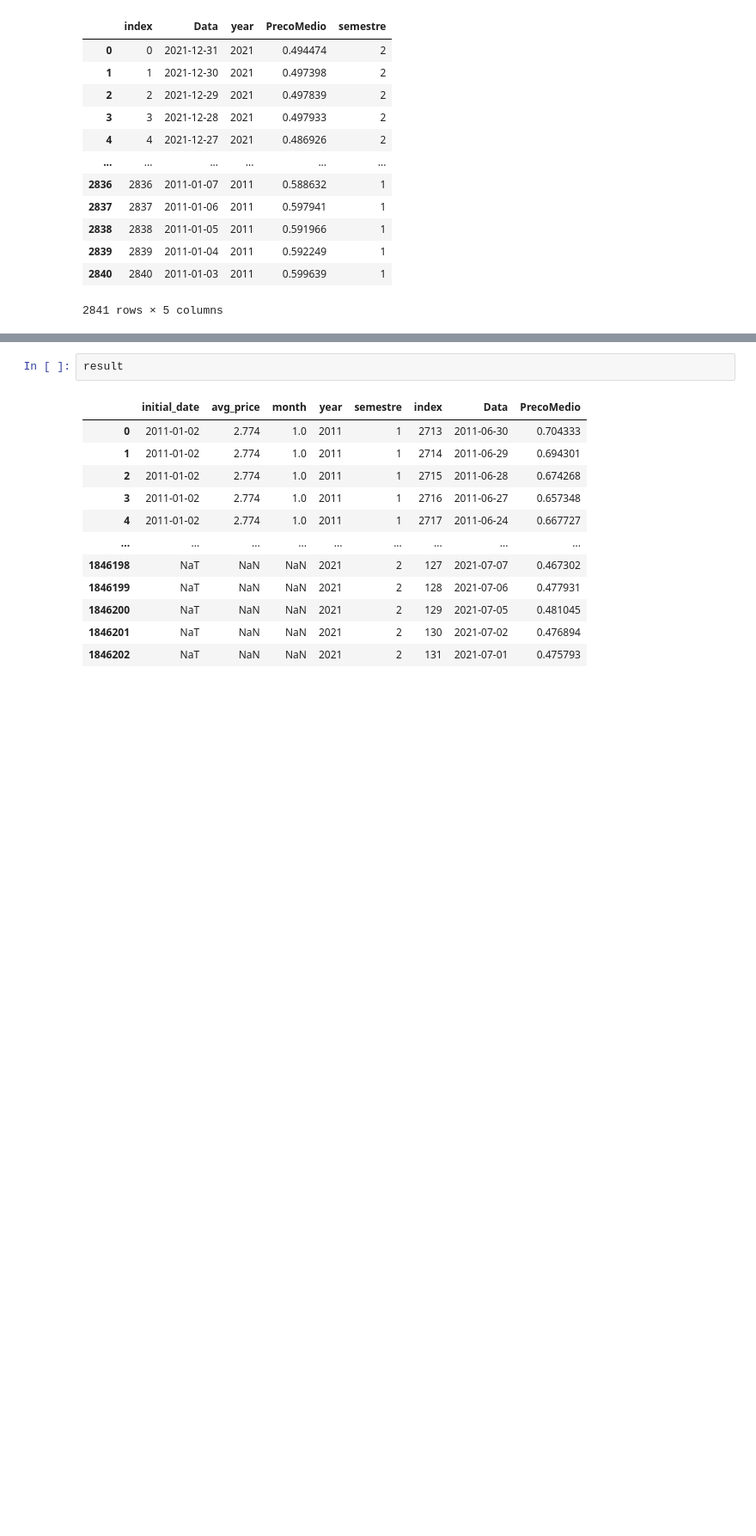
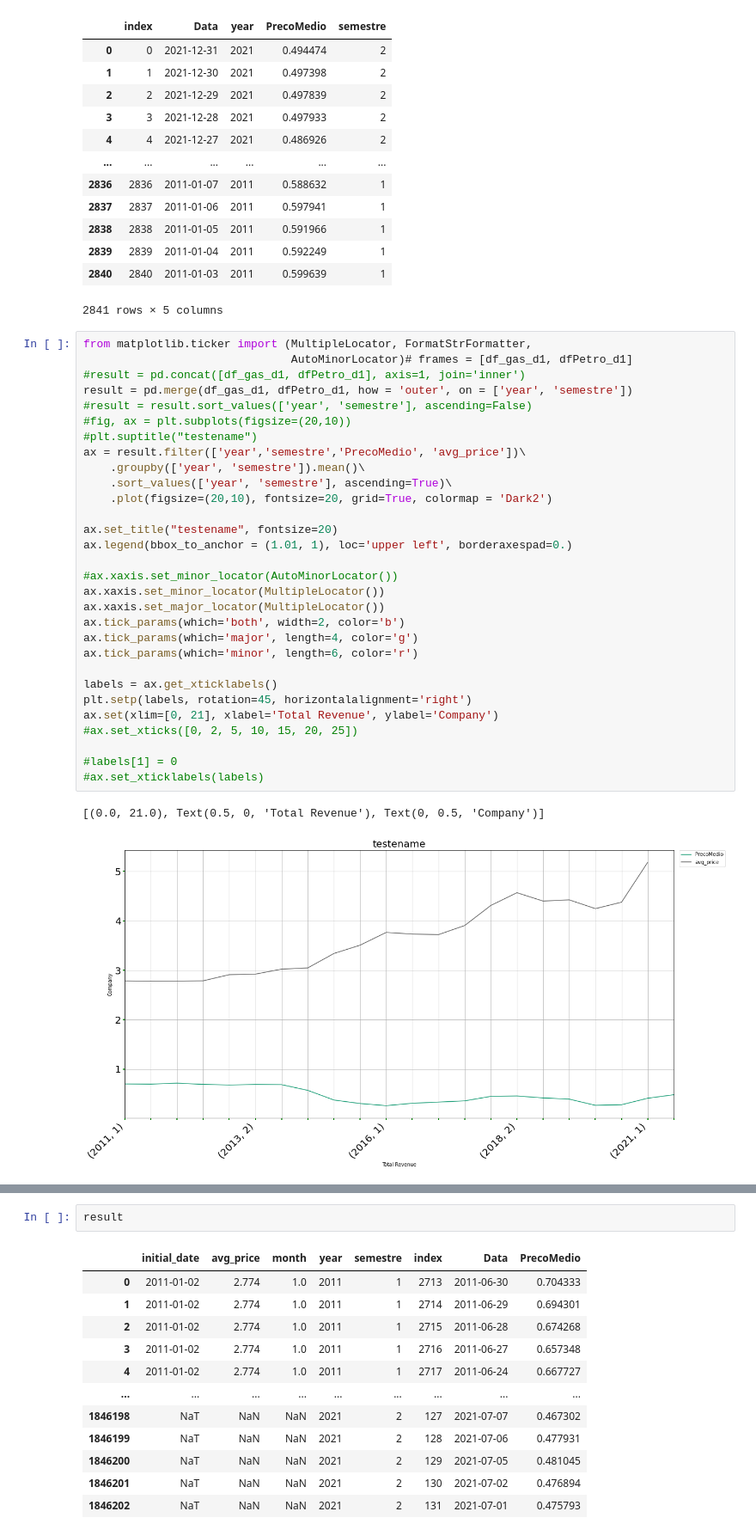
Before and after one commit to oliveira-chr/Gasolina-Petroleo-Dataset, a Jupyter notebook: jupiter/project.ipynb, the cells around one changed output, grey strips where cells are left out. Shown: that part at 86% size. Drawn from its saved outputs; the diff is of its cells as text; blank space fills up the shorter version.

```diff
--- a/jupiter/project.ipynb
+++ b/jupiter/project.ipynb
@@ -209,3 +210,36 @@ dfPetro_d1
 | 2839 | 2839 | 2011-01-04 | 2011 | 0.592249 | 1 |
 | 2840 | 2840 | 2011-01-03 | 2011 | 0.599639 | 1 |
 2841 rows × 5 columns
+# %%
+from matplotlib.ticker import (MultipleLocator, FormatStrFormatter,
+                               AutoMinorLocator)# frames = [df_gas_d1, dfPetro_d1]
+#result = pd.concat([df_gas_d1, dfPetro_d1], axis=1, join='inner')
+result = pd.merge(df_gas_d1, dfPetro_d1, how = 'outer', on = ['year', 'semestre'])
+#result = result.sort_values(['year', 'semestre'], ascending=False)
+#fig, ax = plt.subplots(figsize=(20,10))
+#plt.suptitle("testename")
+ax = result.filter(['year','semestre','PrecoMedio', 'avg_price'])\
+    .groupby(['year', 'semestre']).mean()\
+    .sort_values(['year', 'semestre'], ascending=True)\
+    .plot(figsize=(20,10), fontsize=20, grid=True, colormap = 'Dark2')
+
+ax.set_title("testename", fontsize=20)
+ax.legend(bbox_to_anchor = (1.01, 1), loc='upper left', borderaxespad=0.)
+
+#ax.xaxis.set_minor_locator(AutoMinorLocator())
+ax.xaxis.set_minor_locator(MultipleLocator())
+ax.xaxis.set_major_locator(MultipleLocator())
+ax.tick_params(which='both', width=2, color='b')
+ax.tick_params(which='major', length=4, color='g')
+ax.tick_params(which='minor', length=6, color='r')
+
+labels = ax.get_xticklabels()
+plt.setp(labels, rotation=45, horizontalalignment='right')
+ax.set(xlim=[0, 21], xlabel='Total Revenue', ylabel='Company')
+#ax.set_xticks([0, 2, 5, 10, 15, 20, 25])
+
+#labels[1] = 0
+#ax.set_xticklabels(labels)
+# %% [output]
+[(0.0, 21.0), Text(0.5, 0, 'Total Revenue'), Text(0, 0.5, 'Company')]
+[figure, added]
```
Also changed, not shown: parts of 9 cells of this notebook.
